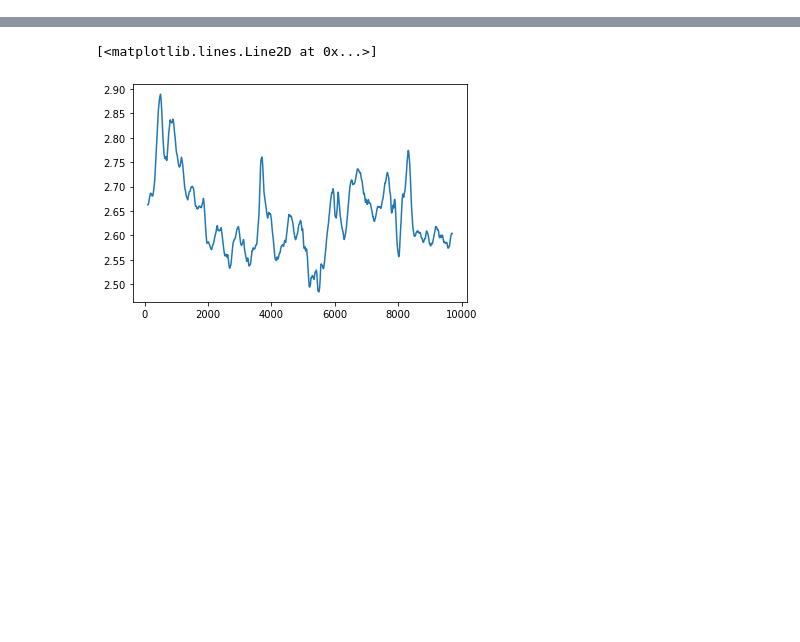
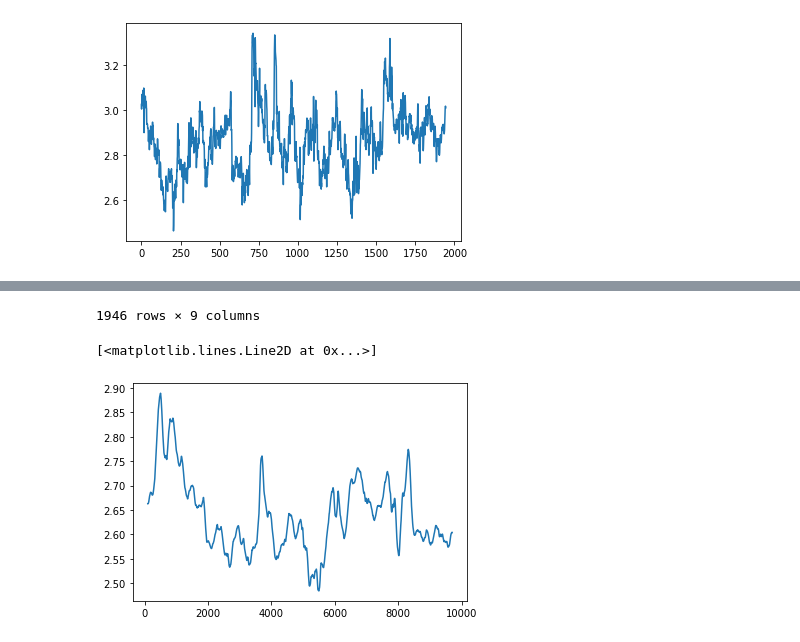
Before and after one commit to s0lvang/ideal-pancake, a Jupyter notebook: misc/notebooks/plot_pupil_diameter.ipynb, the cells around one changed output, grey strips where cells are left out. Drawn from its saved outputs; the diff is of its cells as text; code cells hidden in the pictures; blank space fills up the shorter version.

```diff
--- a/misc/notebooks/plot_pupil_diameter.ipynb
+++ b/misc/notebooks/plot_pupil_diameter.ipynb
@@ -33,0 +37,7 @@ plt.show()
+# %%
+df_fixations = df_fixations[df_fixations["status"] == "READING"]
+plt.plot(df_fixations["averagePupilSize"].values)
+plt.show()
+df_fixations
+# %% [output]
+[figure, added]
@@ -34,3 +56,4 @@ plt.show()
+1946 rows × 9 columns
 # %%
 df['rolling'] = df['L Mapped Diameter [mm]'].rolling(100).mean()
 plt.plot(df["rolling"].values)
```
Also changed, not shown: parts of 5 cells of this notebook, 2 other files.
